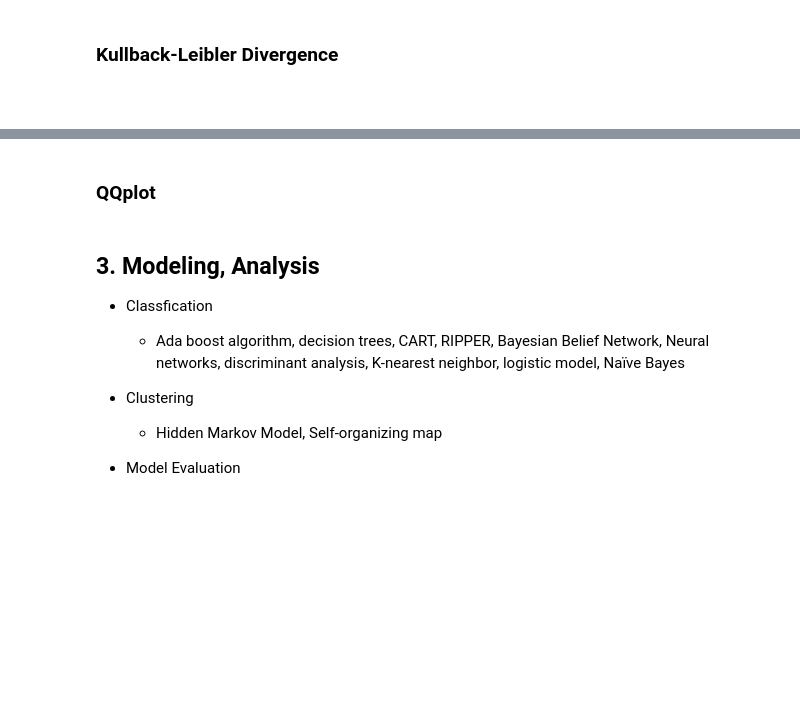
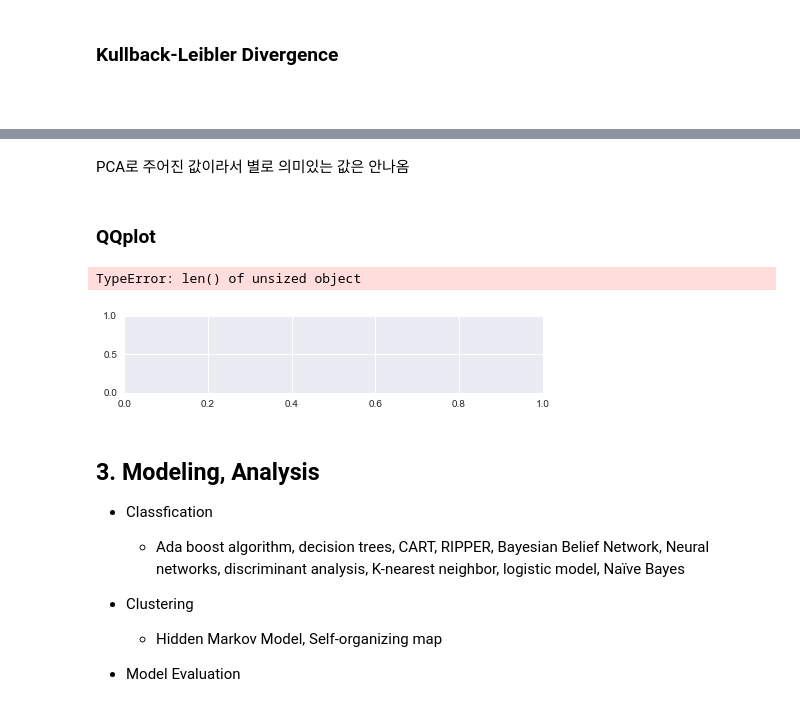
Before and after one commit to lovablebaby/cardFraudDetection, a Jupyter notebook: cardFraudDetection.ipynb, the cells around one changed output, grey strips where cells are left out. Drawn from its saved outputs; the diff is of its cells as text; code cells hidden in the pictures; blank space fills up the shorter version.

```diff
--- a/cardFraudDetection.ipynb
+++ b/cardFraudDetection.ipynb
@@ -479,28 +445,42 @@ under_df
+# %% [markdown]
+PCA로 주어진 값이라서 별로 의미있는 값은 안나옴
 # %% [markdown]
 ### QQplot
 # %%
 df_fraud = df[df.Class == 1]
 df_normal = df[df.Class== 0]
 # %%
-N = 10
-M = 3
+N = 14
+M = 2
 
 fig = plt.figure(figsize=(15,15))  # figure size
 plt.subplots_adjust(top=1, bottom=0, hspace=0, wspace=0)  # subplot setting
 
+'''
 for i in range(N):
     for j in range(M):
         if i * M + j < 30:
             ax = fig.add_subplot(N, M, i * M + j + 1)
             for i, cn in enumerate(df[v_features]):
                 sp.stats.probplot(df[cn][df.Class == 1], plot=plt)
                 sp.stats.probplot(df[cn][df.Class == 0], plot=plt)
                 ax.set_xlabel('')
                 plt.title(v_features[i * M + j])
         else:
             pass
 plt.title_layout()
 plt.show()
+'''
+
+
+for i in range(N):
+    for j in range(M):
+        ax = fig.add_subplot(N, M, i * M + j + 1)
+        sp.stats.probplot(v_features[i * M + j], plot=plt)
+        plt.title(v_features[i * M + j])
+# %% [output]
+TypeError: len() of unsized object
+[figure, added]
 # %% [markdown]
 ## 3. Modeling, Analysis
 
```
Also changed, not shown: parts of 21 cells of this notebook.
